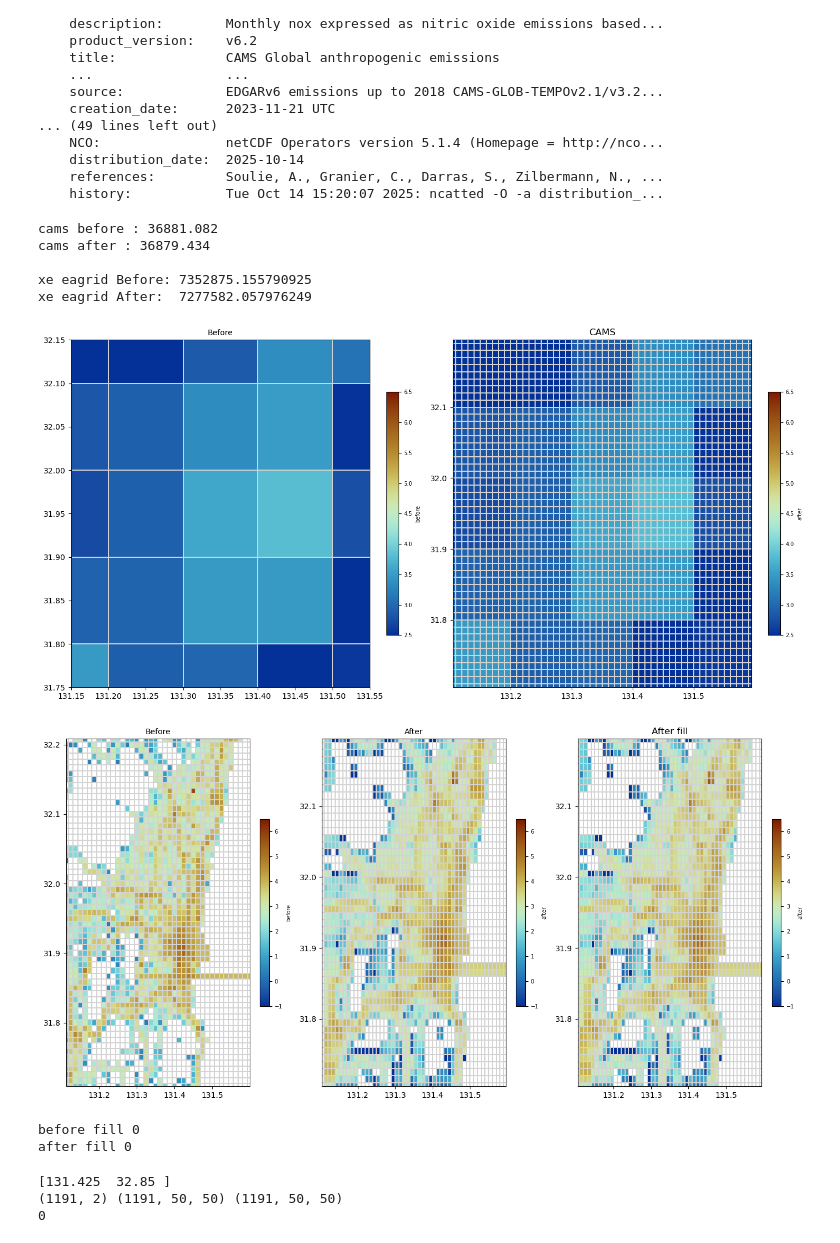
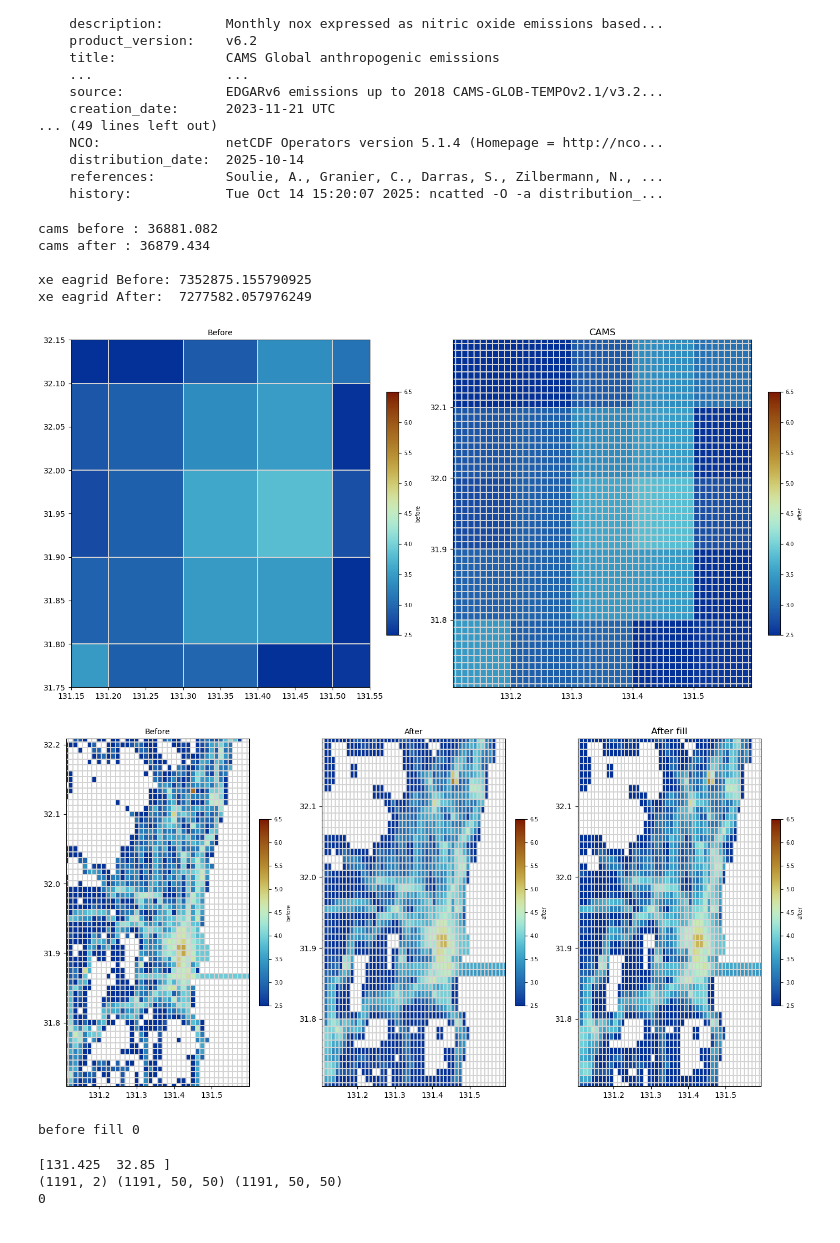
Before and after one commit to yunakatsuyama/srcnn_emission_prep, a Jupyter notebook: grid_function_3_Feb_xesmf.ipynb, the cells around one changed output. Saved outputs shown, nothing was run; the diff lists cells and outputs as text; code cells hidden in the pictures.

```diff
--- a/grid_function_3_Feb_xesmf.ipynb
+++ b/grid_function_3_Feb_xesmf.ipynb
@@ -277,7 +277,7 @@ def eagrid_make_xesmf(cams_lon_array, cams_lat_array,cams_emission, k, sector =
                    "lon_b": cams_lon_array_edges,
                    "lat_b": cams_lat_array_edges
     }
-    regridder_cams_interp  = xe.Regridder(grid_in_cams, grid_out, 'bilinear')
+    regridder_cams_interp  = xe.Regridder(grid_in_cams, grid_out, 'bilinear', extrap_method="nearest_s2d")
     fine_cams_emission_interp = regridder_cams_interp(cams_emission)
 
     regridder_cams_conserv = xe.Regridder(grid_in_cams, grid_out,'conservative')
@@ -575,38 +575,37 @@ ax = axes[1]
 sc = ax.pcolormesh(eagrid_lon_array, eagrid_lat_array, np.log10(value_grid),
                    cmap=cmap, norm=norm,
                    edgecolors='lightgray', linewidth=0.2)
 ax.set(xlim=[eagrid_lon_array[0], eagrid_lon_array[-1]], ylim=[eagrid_lat_array[0], eagrid_lat_array[-1]])
 cb = plt.colorbar(sc, ax=ax, shrink=0.7, aspect=20, fraction=0.046)
 cb.ax.tick_params(labelsize=7)
 cb.set_label('after', fontsize=7)
 ax.set_title('After', fontsize=10)
 
 # == ==== fill =======
 ax = axes[2]
-sc = ax.pcolormesh(eagrid_lon_array, eagrid_lat_array, value_grid,
-                   cmap=cmap,
+sc = ax.pcolormesh(eagrid_lon_array, eagrid_lat_array, np.log10(value_grid),
+                   cmap=cmap, norm = norm,
                    edgecolors='lightgray', linewidth=0.2)
 ax.set(xlim=[eagrid_lon_array[0], eagrid_lon_array[-1]], ylim=[eagrid_lat_array[0], eagrid_lat_array[-1]])
 cb = plt.colorbar(sc, ax=ax, shrink=0.7, aspect=20, fraction=0.046)
 cb.ax.tick_params(labelsize=7)
 cb.set_label('after', fontsize=7)
 ax.set_title('After', fontsize=10)
 
 plt.title('After fill')
 plt.tight_layout()
 plt.show()
 print(f'before fill {np.isnan(value_grid).sum()}')
 #print(f'after fill {np.isnan(value_grid_fill).sum()}')
 # %% [output]
 cams before : 36881.082
 cams after : 36879.434
 
 xe eagrid Before: 7352875.155790925
 xe eagrid After:  7277582.057976249
 [figure]
-[figure, old version]
+[figure, new version]
 before fill 0
-after fill 0
 # %%
 # function for augumentation
 def augment_square(img):
```
Also changed, not shown: parts of 3 cells of this notebook, 1 other file.
